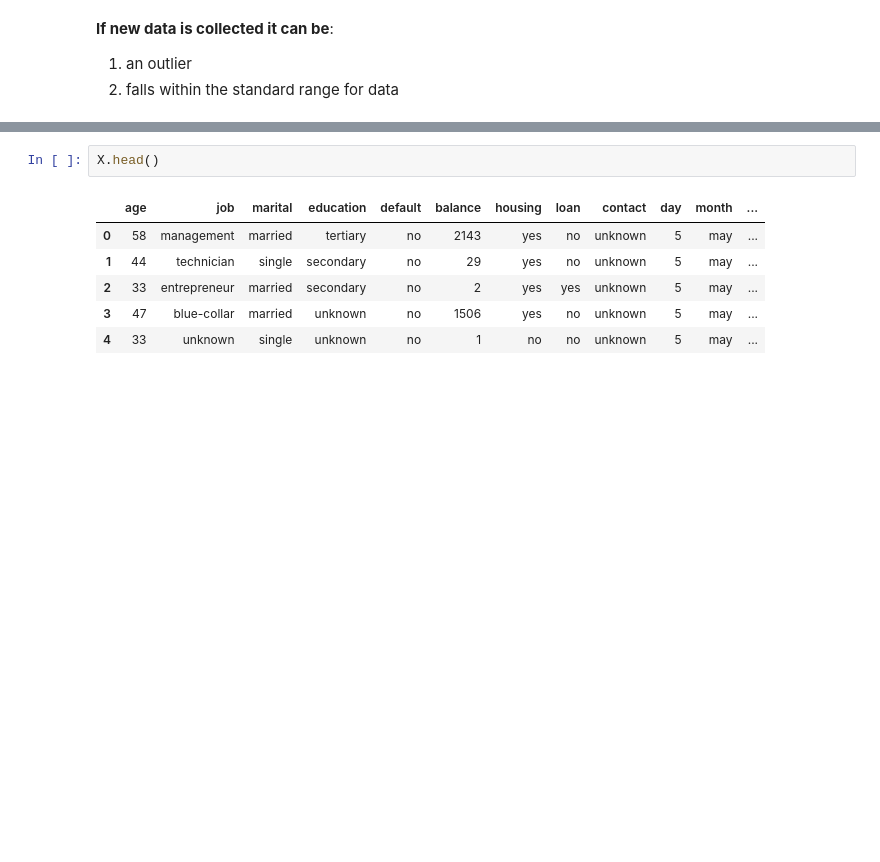
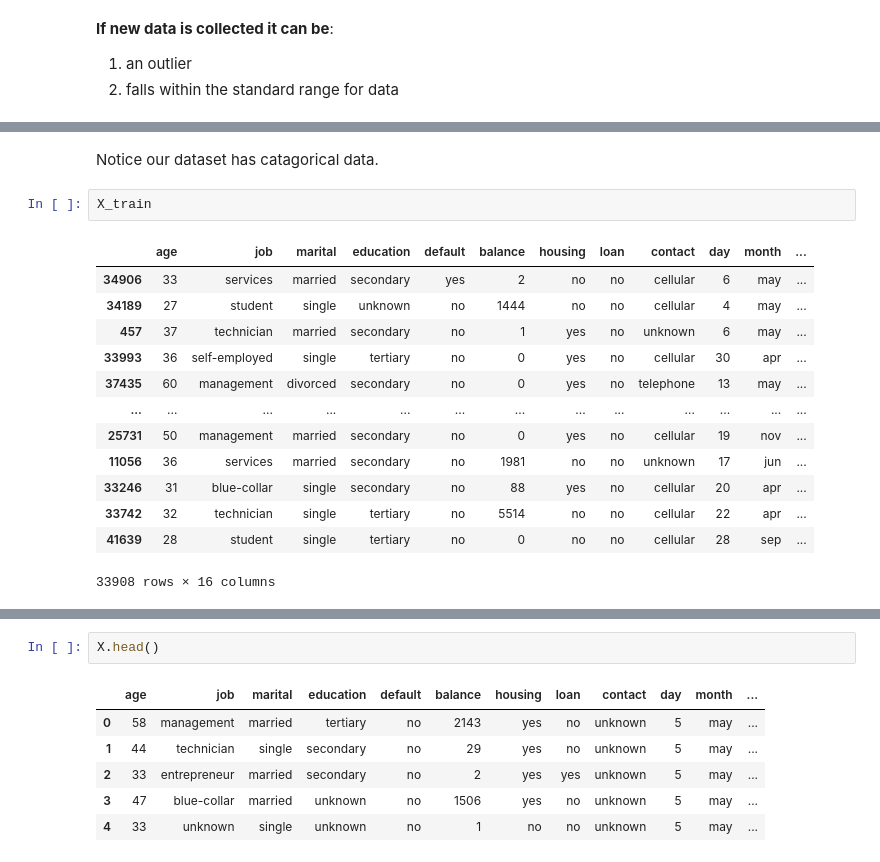
Before and after one commit to cagBRT/Data, a Jupyter notebook: Outlier_Experiments.ipynb, the cells around one changed output, grey strips where cells are left out. Saved outputs shown, nothing was run; the diff lists cells and outputs as text; blank space fills up the shorter version.

```diff
--- a/Outlier_Experiments.ipynb
+++ b/Outlier_Experiments.ipynb
@@ -115,0 +149,18 @@ datasets = get_data(verbose=False)
+# %% [markdown]
+Notice our dataset has catagorical data. <br>
+# %%
+X_train
+# %% [output]
+|  | age | job | marital | education | default | balance | housing | loan | contact | day | month | ... |
+| 34906 | 33 | services | married | secondary | yes | 2 | no | no | cellular | 6 | may | ... |
+| 34189 | 27 | student | single | unknown | no | 1444 | no | no | cellular | 4 | may | ... |
+| 457 | 37 | technician | married | secondary | no | 1 | yes | no | unknown | 6 | may | ... |
+| 33993 | 36 | self-employed | single | tertiary | no | 0 | yes | no | cellular | 30 | apr | ... |
+| 37435 | 60 | management | divorced | secondary | no | 0 | yes | no | telephone | 13 | may | ... |
+| ... | ... | ... | ... | ... | ... | ... | ... | ... | ... | ... | ... | ... |
+| 25731 | 50 | management | married | secondary | no | 0 | yes | no | cellular | 19 | nov | ... |
+| 11056 | 36 | services | married | secondary | no | 1981 | no | no | unknown | 17 | jun | ... |
+| 33246 | 31 | blue-collar | single | secondary | no | 88 | yes | no | cellular | 20 | apr | ... |
+| 33742 | 32 | technician | single | tertiary | no | 5514 | no | no | cellular | 22 | apr | ... |
+| 41639 | 28 | student | single | tertiary | no | 0 | no | no | cellular | 28 | sep | ... |
+33908 rows × 16 columns
```
Also changed, not shown: parts of 20 cells of this notebook.
